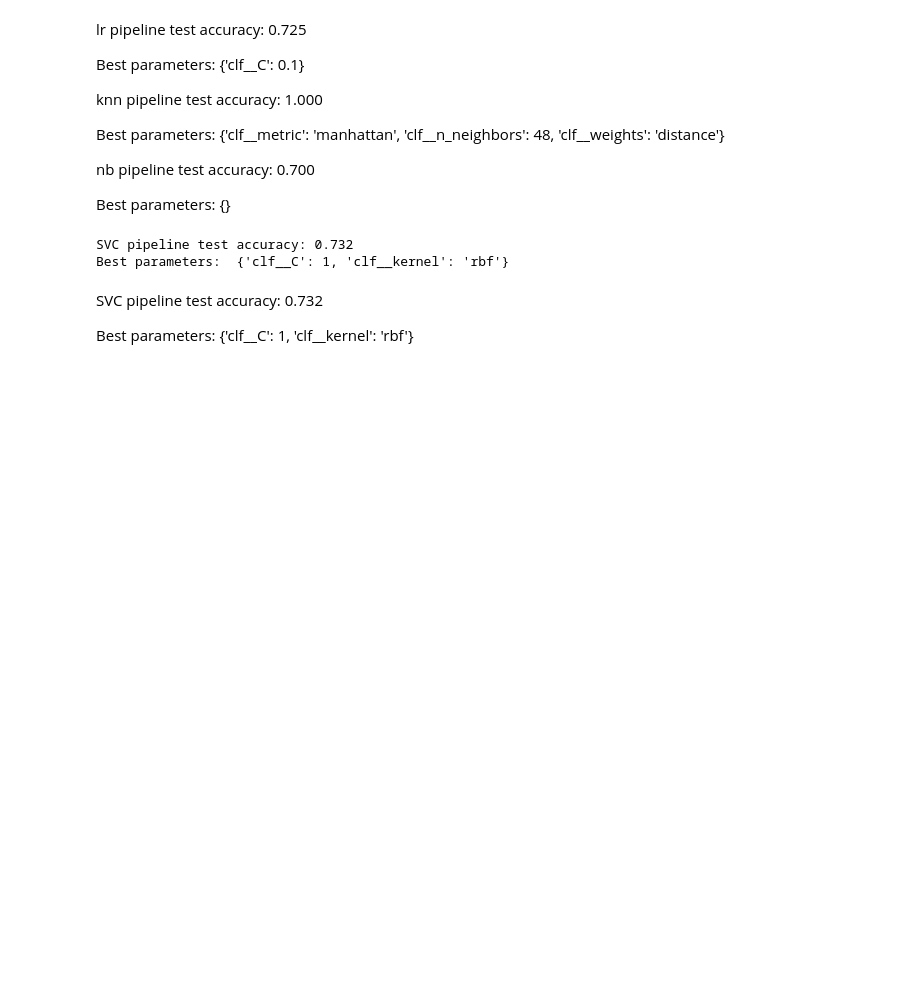
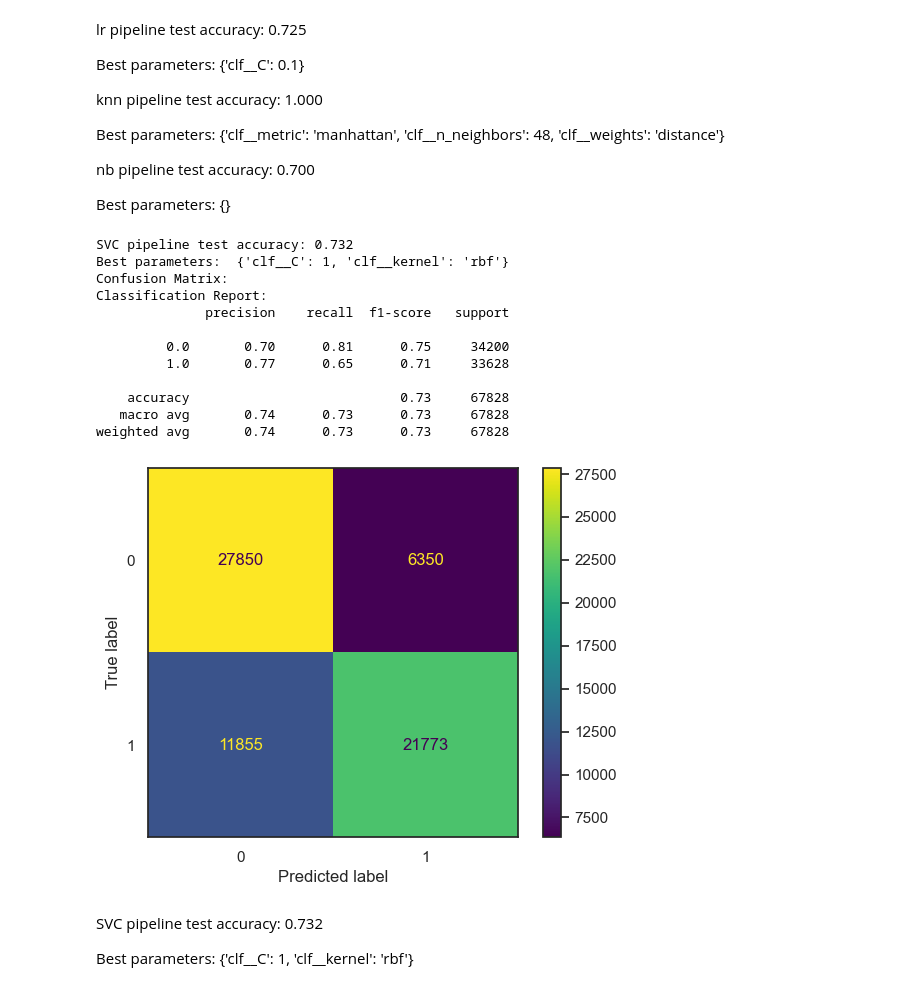
Before and after one commit to Zeepat/machine-learning-asajad-hussein, a Jupyter notebook: Lab/Lab_draft_code.ipynb, the cells around one changed output. Drawn from its saved outputs; the diff is of its cells as text; code cells hidden in the pictures; blank space fills up the shorter version.

```diff
--- a/Lab/Lab_draft_code.ipynb
+++ b/Lab/Lab_draft_code.ipynb
@@ -339,14 +381,38 @@ Best parameters:  {}
 # %%
 param_grid_svc = {'clf__C': [0.1, 1, 10], 'clf__kernel': ['rbf']}
 pipeline = Pipeline([('scl', StandardScaler()), ('clf', SVC())])
 
 grid = GridSearchCV(pipeline, param_grid_svc, cv=5, n_jobs=-1)
 grid.fit(X_one, y_one)
+
+# Make predictions on the test data
+y_pred = grid.predict(X_one)
+
 print(f'SVC pipeline test accuracy: {grid.score(X_one, y_one):.3f}')
 print('Best parameters: ', grid.best_params_)
+
+# Print the confusion matrix
+print('Confusion Matrix:')
+cm = confusion_matrix(y_one, y_pred)
+ConfusionMatrixDisplay(cm).plot()
+
+# Print the classification report
+print('Classification Report:')
+print(classification_report(y_one, y_pred))
 # %% [output]
 SVC pipeline test accuracy: 0.732
 Best parameters:  {'clf__C': 1, 'clf__kernel': 'rbf'}
+Confusion Matrix:
+Classification Report:
+              precision    recall  f1-score   support
+
+         0.0       0.70      0.81      0.75     34200
+         1.0       0.77      0.65      0.71     33628
+
+    accuracy                           0.73     67828
+   macro avg       0.74      0.73      0.73     67828
+weighted avg       0.74      0.73      0.73     67828
+[figure, added]
 # %% [markdown]
 SVC pipeline test accuracy: 0.732
 
```
Also changed, not shown: parts of 8 cells of this notebook.
